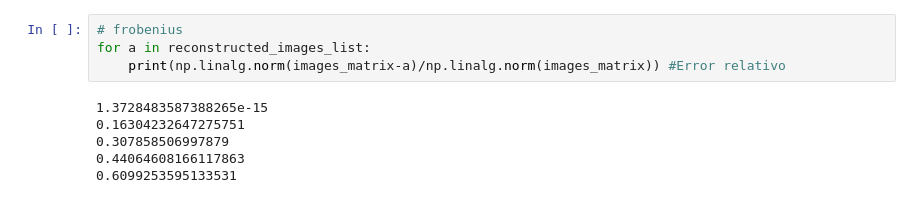
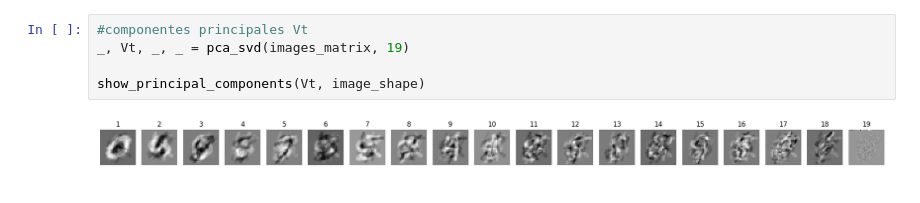
Before and after one commit to lucasU1969/tp_m-todos_2, a Jupyter notebook: punto2.ipynb, the cells around one changed output. Cells and saved outputs as stored; diff of their text form.

```diff
--- a/punto2.ipynb
+++ b/punto2.ipynb
@@ -110,10 +163,7 @@ for i, reconstructed_images in enumerate(reconstructed_images_list):
-# %%
-# frobenius
-for a in reconstructed_images_list:
-    print(np.linalg.norm(images_matrix-a)/np.linalg.norm(images_matrix)) #Error relativo
-# %% [output]
-1.3728483587388265e-15
-0.16304232647275751
-0.307858506997879
-0.44064608166117863
-0.6099253595133531
+# %%
+#componentes principales Vt
+_, Vt, _, _ = pca_svd(images_matrix, 19)
+
+show_principal_components(Vt, image_shape)
+# %% [output]
+[figure, added]
```
Also changed, not shown: parts of 13 cells of this notebook.
